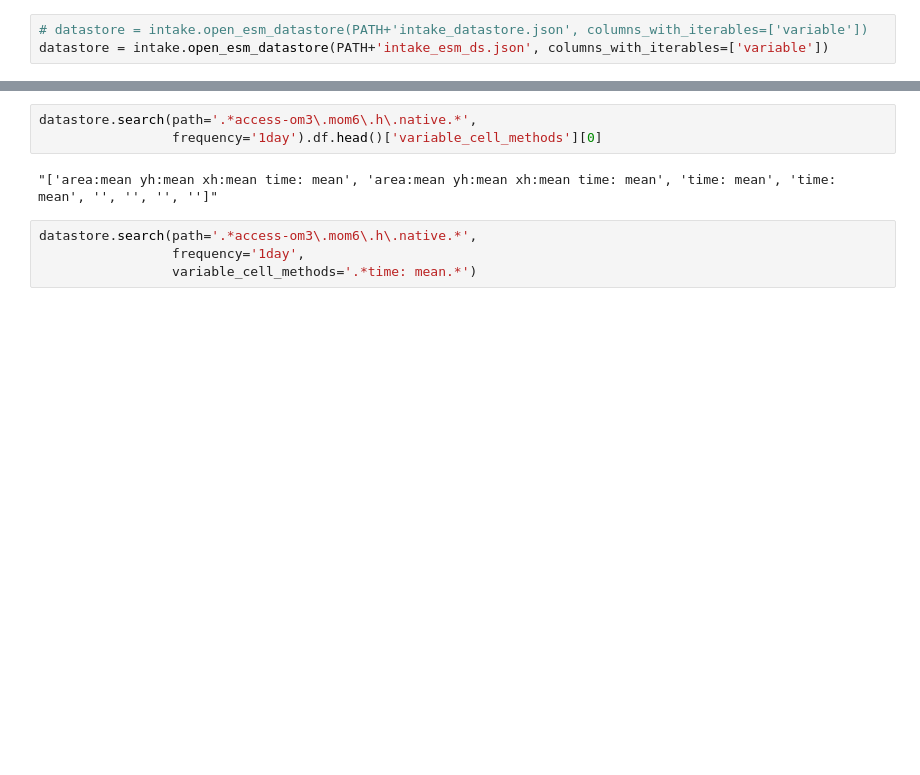
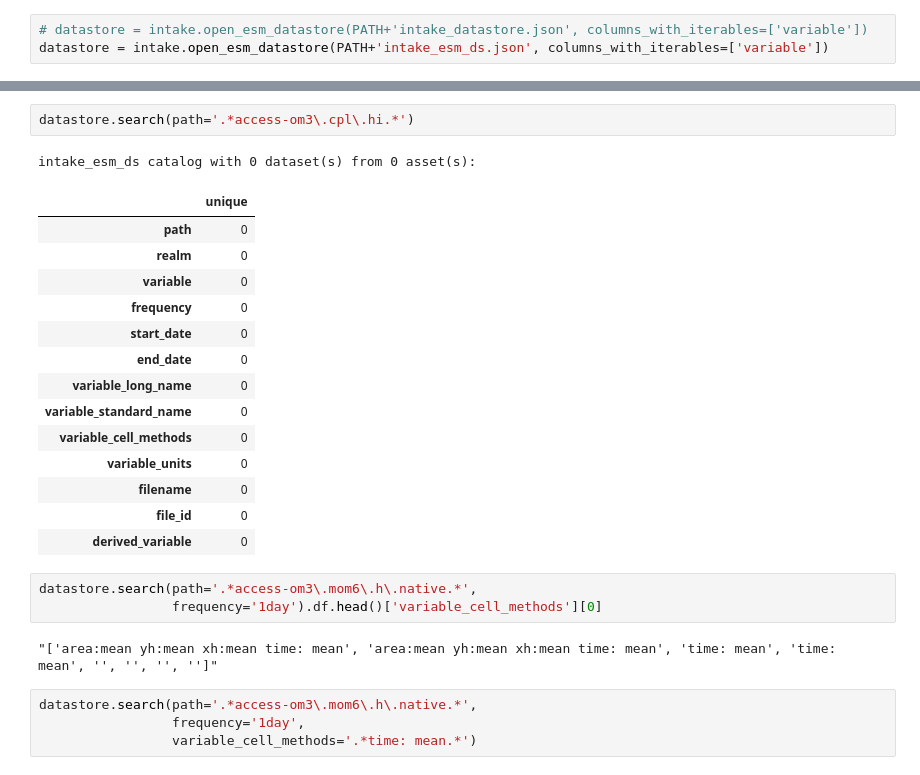
Before and after one commit to ACCESS-NRI/access-eval-recipes, a Jupyter notebook: ocean/runoff_budget.ipynb, the cells around one changed output, grey strips where cells are left out. Saved outputs shown, nothing was run; the diff lists cells and outputs as text; blank space fills up the shorter version.

```diff
--- a/ocean/runoff_budget.ipynb
+++ b/ocean/runoff_budget.ipynb
@@ -259,6 +272,24 @@ datastore.search(path='.*access-om3\.mom6\.h\.native.*',
 | 2 | /home/156/aek156/payu/MOM6-CICE6-... | ocean | [friver, ficeberg, total_frunoff,... | 1day | 1900-03-01, 00:00:00 | 1900-04-01, 00:00:00 | ['Water Flux into Sea Water From ... | ['water_flux_into_sea_water_from_... | ... |
 | 3 | /home/156/aek156/payu/MOM6-CICE6-... | ocean | [friver, ficeberg, total_frunoff,... | 1day | 1900-04-01, 00:00:00 | 1900-05-01, 00:00:00 | ['Water Flux into Sea Water From ... | ['water_flux_into_sea_water_from_... | ... |
 | 4 | /home/156/aek156/payu/MOM6-CICE6-... | ocean | [friver, ficeberg, total_frunoff,... | 1day | 1900-05-01, 00:00:00 | 1900-06-01, 00:00:00 | ['Water Flux into Sea Water From ... | ['water_flux_into_sea_water_from_... | ... |
+# %%
+datastore.search(path='.*access-om3\.cpl\.hi.*')
+# %% [output]
+intake_esm_ds catalog with 0 dataset(s) from 0 asset(s):
+|  | unique |
+| path | 0 |
+| realm | 0 |
+| variable | 0 |
+| frequency | 0 |
+| start_date | 0 |
+| end_date | 0 |
+| variable_long_name | 0 |
+| variable_standard_name | 0 |
+| variable_cell_methods | 0 |
+| variable_units | 0 |
+| filename | 0 |
+| file_id | 0 |
+| derived_variable | 0 |
 # %%
 datastore.search(path='.*access-om3\.mom6\.h\.native.*',
                  frequency='1day').df.head()['variable_cell_methods'][0]
```
Also changed, not shown: parts of 22 cells of this notebook.
